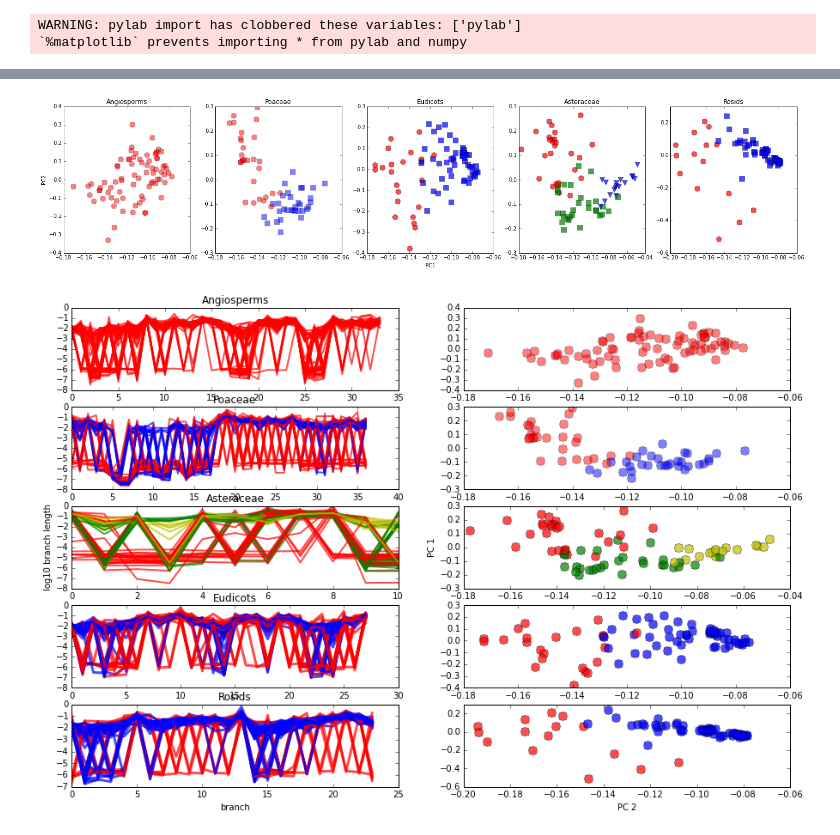
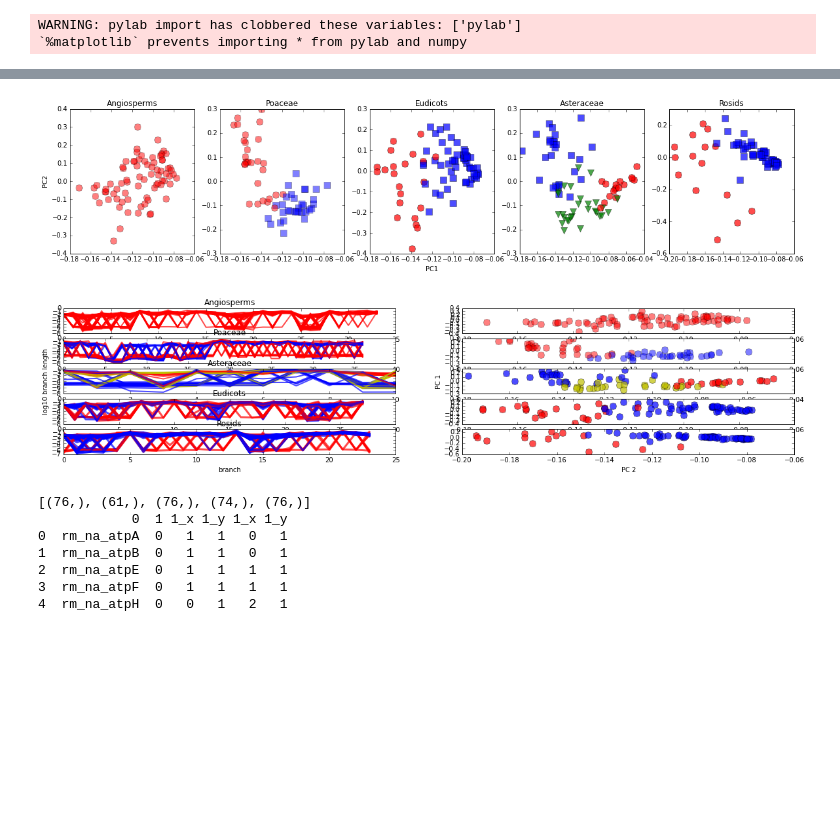
Before and after one commit to sebastianduchene/pacemaker_clustering_methods, a Jupyter notebook: Untitled0.ipynb, the cells around one changed output, grey strips where cells are left out. Drawn from its saved outputs; the diff is of its cells as text; code cells hidden in the pictures; blank space fills up the shorter version.

Commit message:
updated paper figures

```diff
--- a/Untitled0.ipynb
+++ b/Untitled0.ipynb
@@ -14,7 +14,7 @@ import scipy.stats as sc
 from GMM_trees import *
 import itertools
 %pylab inline
-pylab.rcParams['figure.figsize'] = (25, 5)
+pylab.rcParams['figure.figsize'] = (20, 7)
 # %% [output]
 Populating the interactive namespace from numpy and matplotlib
 WARNING: pylab import has clobbered these variables: ['pylab']
@@ -153,7 +153,7 @@ for i in range(eudicot_dat.shape[0]):
     axs[2].set_xlabel('PC1')
 
 aster_svd = np.linalg.svd(aster_data)
-cols = np.array(['ro', 'bo', 'go', 'yo', 'co', 'mo', 'ko', 'r^', 'y^', 'm^'])[list(aster_VBGMM[1].predict(aster_data))]
+cols = np.array(['ro', 'go', 'bo', 'yo', 'co', 'mo', 'ko', 'r^', 'y^', 'm^'])[list(aster_VBGMM[1].predict(aster_data))]
 markers = np.array(['o', 'v', 's'])[list(aster_VBGMM[1].predict(aster_data))]
 for i in range(aster_data.shape[0]):
     axs[3].plot(aster_svd[0][i, 0], aster_svd[0][i, 1], cols[i], ms = 10, alpha = 0.7, marker = markers[i])
@@ -168,7 +168,7 @@ for i in range(rosids_data.shape[0]):
 
 pylab.savefig('figure_1.pdf')
 # %% [output]
-[figure, old version]
+[figure, new version]
 # %%
 fig, axs = plt.subplots(5, 2)
 
@@ -187,35 +187,35 @@ for i in range(poac_data.shape[0]):
     axs[1, 0].set_title('Poaceae')
 
 aster_svd = np.linalg.svd(aster_data)
-cols = np.array(['ro', 'yo', 'go', 'bo', 'co', 'mo', 'ko', 'r^', 'y^', 'm^'])[list(aster_VBGMM[1].predict(aster_data))]
+cols = np.array(['ro', 'yo', 'bo', 'go', 'co', 'mo', 'ko', 'r^', 'y^', 'm^'])[list(aster_VBGMM[1].predict(aster_data))]
 for i in range(aster_data.shape[0]):
     axs[2, 0].plot(aster_data.ix[i, :], color = cols[i][0], linewidth = 2, alpha = 0.7)
     axs[2, 1].plot(aster_svd[0][i, 0], aster_svd[0][i, 1], cols[i], ms = 10, alpha = 0.7)
     axs[2, 0].set_ylabel('log10 branch length')
     axs[2, 1].set_ylabel('PC 1')
     axs[2, 0].set_title('Asteraceae')
 
 eudicot_svd = np.linalg.svd(eudicot_dat)
 cols = np.array(['r', 'b', 'g', 'm', 'c', 'k'])[np.array( eudicot_VBGMM[1].predict(eudicot_dat) )]
 for i in range(eudicot_dat.shape[0]):
     axs[3, 0].plot(eudicot_dat.ix[i, :], color = cols[i], linewidth = 3, alpha = 0.7)
     axs[3, 1].plot(eudicot_svd[0][i, 0], eudicot_svd[0][i, 1], cols[i]+'o', ms = 10, alpha =0.7)
     axs[3, 0].set_title('Eudicots')
 
 rosids_svd = np.linalg.svd(rosids_data)
 cols = np.array(['ro', 'bo', 'yo', 'go', 'mo', 'co', 'ko', 'k^'])[rosids_VGMM[1].predict(rosids_data)]
 for i in range(rosids_data.shape[0]):
     axs[4, 0].plot(rosids_data.ix[i, :], color = cols[i][0], linewidth = 3, alpha = 0.7)
     axs[4, 1].plot(rosids_svd[0][i, 0], rosids_svd[0][i, 1], cols[i], ms = 10, alpha = 0.7)
     axs[4, 0].set_xlabel('branch')
     axs[4, 1].set_xlabel('PC 2')
     axs[4, 0].set_title('Rosids')
 
 
 
 pylab.savefig('figure_1.pdf')
 # %% [output]
-[figure, old version]
+[figure, new version]
 # %%
 angio_genes = pd.read_csv('angiosperm_matrix.csv').index
 poaceae_genes = pd.read_csv('poaceae_matrix.csv').index
@@ -224,11 +224,12 @@ astera_genes = pd.read_csv('asteraceae_matrix.csv').index
 rosids_genes = pd.read_csv('rosids_matrix.csv').index
 
 angio_clusters = pd.DataFrame(np.vstack([pd.read_csv('angiosperm_matrix.csv').index, angio_vbgmm1[1].predict(angio_dat)])).transpose()
+poaceae_clusters = pd.DataFrame(np.vstack([pd.read_csv('poaceae_matrix.csv').index, poac_VBGMM[1].predict(poac_data)])).transpose()
 eudicot_clusters = pd.DataFrame(np.vstack([pd.read_csv('eudicot_matrix.csv').index, eudicot_VBGMM[1].predict(eudicot_dat)])).transpose()
 astera_clusters = pd.DataFrame(np.vstack([pd.read_csv('asteraceae_matrix.csv').index, aster_VBGMM[1].predict(aster_data)])).transpose()
 rosids_clusters = pd.DataFrame(np.vstack([pd.read_csv('rosids_matrix.csv').index, rosids_VGMM[1].predict(rosids_data)])).transpose()
 
-merged_clusters = concat_dfs([angio_clusters, eudicot_clusters, astera_clusters, rosids_clusters])
+print [i.shape for i in [angio_genes, poaceae_genes, eudicot_genes, astera_genes, rosids_genes]]
 
 def concat_dfs(df_list):
     import pandas as pd
@@ -236,6 +237,17 @@ def concat_dfs(df_list):
         return pd.merge(df_list[0], df_list[1], left_on = 0, right_on =0)
     elif len(df_list) > 2:
         return pd.merge(df_list[0], concat_dfs(df_list[1:]), left_on = 0, right_on =0)
+
+merged_clusters = concat_dfs([angio_clusters, poaceae_clusters, eudicot_clusters, astera_clusters, rosids_clusters])
+print merged_clusters.head()
+# %% [output]
+[(76,), (61,), (76,), (74,), (76,)]
+            0  1 1_x 1_y 1_x 1_y
+0  rm_na_atpA  0   1   1   0   1
+1  rm_na_atpB  0   1   1   0   1
+2  rm_na_atpE  0   1   1   1   1
+3  rm_na_atpF  0   1   1   1   1
+4  rm_na_atpH  0   0   1   2   1
 # %%
 import copy
 temp = np.ones(shape = (3, 3))
```
Also changed, not shown: parts of 8 cells of this notebook, 3 other files.
